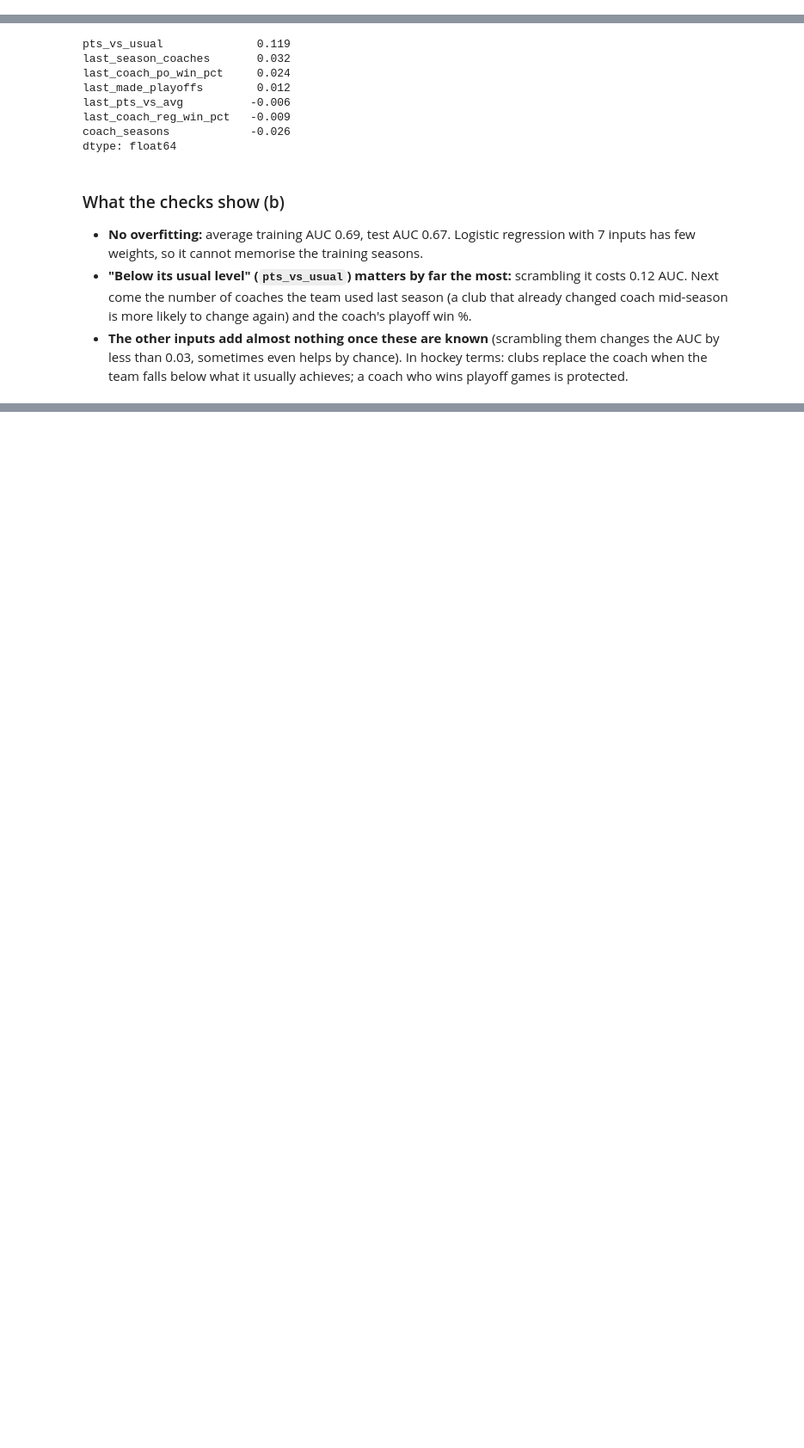
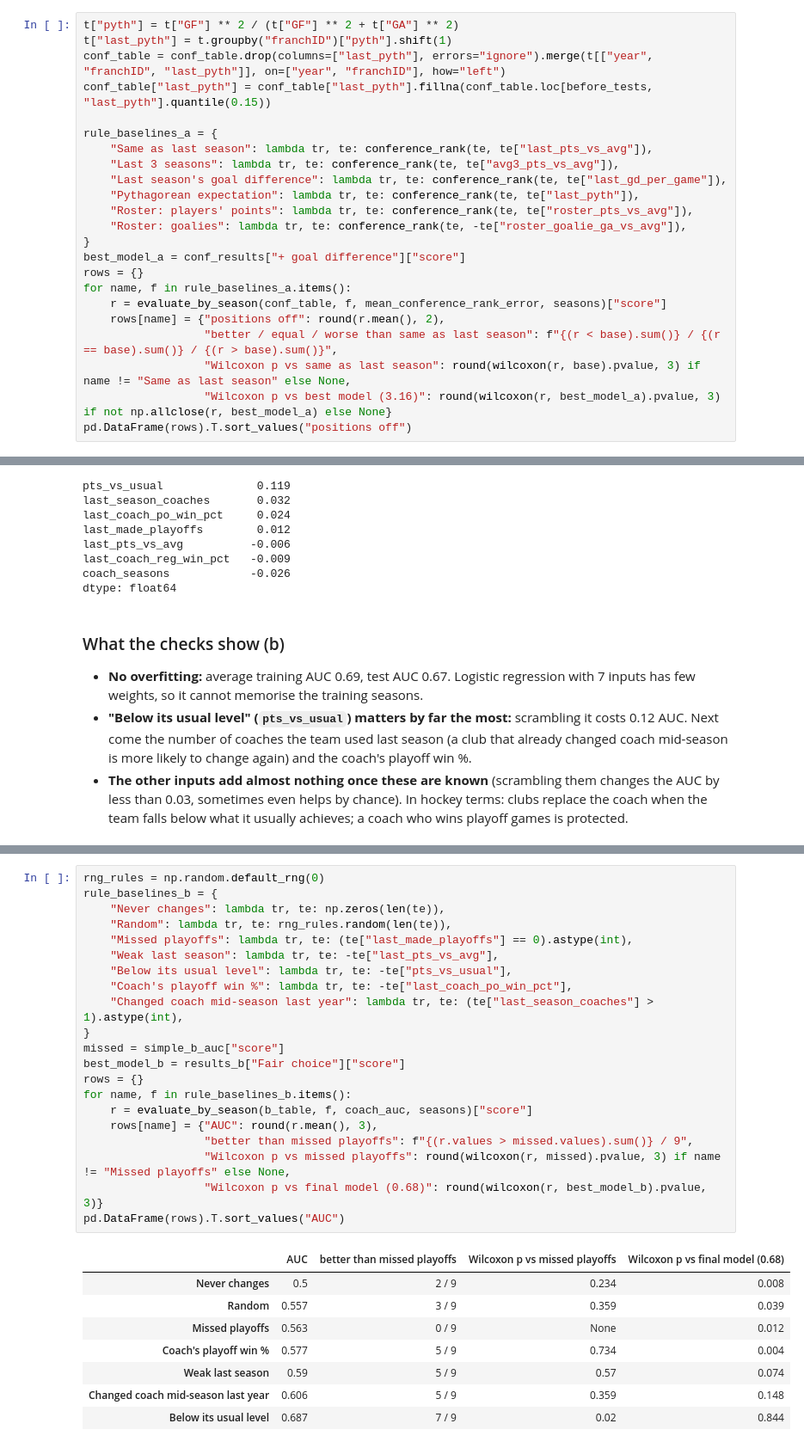
Before and after one commit to up202303702/AC, a Jupyter notebook: notebooks/03_modeling.ipynb, the cells around one changed output, grey strips where cells are left out. Shown at 86% size. Saved outputs shown, nothing was run; the diff lists cells and outputs as text; blank space fills up the shorter version.

Commit message:
Decision logs, new methods for a and c modeling

```diff
--- a/notebooks/03_modeling.ipynb
+++ b/notebooks/03_modeling.ipynb
@@ -528,0 +540,23 @@ Chosen by the practice test: ['last + 3-season avg', 'last + 3-season avg', '+ g
+# %%
+t["pyth"] = t["GF"] ** 2 / (t["GF"] ** 2 + t["GA"] ** 2)
+t["last_pyth"] = t.groupby("franchID")["pyth"].shift(1)
+conf_table = conf_table.drop(columns=["last_pyth"], errors="ignore").merge(t[["year", "franchID", "last_pyth"]], on=["year", "franchID"], how="left")
+conf_table["last_pyth"] = conf_table["last_pyth"].fillna(conf_table.loc[before_tests, "last_pyth"].quantile(0.15))
+
+rule_baselines_a = {
+    "Same as last season": lambda tr, te: conference_rank(te, te["last_pts_vs_avg"]),
+    "Last 3 seasons": lambda tr, te: conference_rank(te, te["avg3_pts_vs_avg"]),
+    "Last season's goal difference": lambda tr, te: conference_rank(te, te["last_gd_per_game"]),
+    "Pythagorean expectation": lambda tr, te: conference_rank(te, te["last_pyth"]),
+    "Roster: players' points": lambda tr, te: conference_rank(te, te["roster_pts_vs_avg"]),
+    "Roster: goalies": lambda tr, te: conference_rank(te, -te["roster_goalie_ga_vs_avg"]),
+}
+best_model_a = conf_results["+ goal difference"]["score"]
+rows = {}
+for name, f in rule_baselines_a.items():
+    r = evaluate_by_season(conf_table, f, mean_conference_rank_error, seasons)["score"]
+    rows[name] = {"positions off": round(r.mean(), 2),
+                  "better / equal / worse than same as last season": f"{(r < base).sum()} / {(r == base).sum()} / {(r > base).sum()}",
+                  "Wilcoxon p vs same as last season": round(wilcoxon(r, base).pvalue, 3) if name != "Same as last season" else None,
+                  "Wilcoxon p vs best model (3.16)": round(wilcoxon(r, best_model_a).pvalue, 3) if not np.allclose(r, best_model_a) else None}
+pd.DataFrame(rows).T.sort_values("positions off")
@@ -904,0 +964,30 @@ dtype: float64
+# %%
+rng_rules = np.random.default_rng(0)
+rule_baselines_b = {
+    "Never changes": lambda tr, te: np.zeros(len(te)),
+    "Random": lambda tr, te: rng_rules.random(len(te)),
+    "Missed playoffs": lambda tr, te: (te["last_made_playoffs"] == 0).astype(int),
+    "Weak last season": lambda tr, te: -te["last_pts_vs_avg"],
+    "Below its usual level": lambda tr, te: -te["pts_vs_usual"],
+    "Coach's playoff win %": lambda tr, te: -te["last_coach_po_win_pct"],
+    "Changed coach mid-season last year": lambda tr, te: (te["last_season_coaches"] > 1).astype(int),
+}
+missed = simple_b_auc["score"]
+best_model_b = results_b["Fair choice"]["score"]
+rows = {}
+for name, f in rule_baselines_b.items():
+    r = evaluate_by_season(b_table, f, coach_auc, seasons)["score"]
+    rows[name] = {"AUC": round(r.mean(), 3),
+                  "better than missed playoffs": f"{(r.values > missed.values).sum()} / 9",
+                  "Wilcoxon p vs missed playoffs": round(wilcoxon(r, missed).pvalue, 3) if name != "Missed playoffs" else None,
+                  "Wilcoxon p vs final model (0.68)": round(wilcoxon(r, best_model_b).pvalue, 3)}
+pd.DataFrame(rows).T.sort_values("AUC")
+# %% [output]
+|  | AUC | better than missed playoffs | Wilcoxon p vs missed playoffs | Wilcoxon p vs final model (0.68) |
+| Never changes | 0.5 | 2 / 9 | 0.234 | 0.008 |
+| Random | 0.557 | 3 / 9 | 0.359 | 0.039 |
+| Missed playoffs | 0.563 | 0 / 9 | None | 0.012 |
+| Coach's playoff win % | 0.577 | 5 / 9 | 0.734 | 0.004 |
+| Weak last season | 0.59 | 5 / 9 | 0.57 | 0.074 |
+| Changed coach mid-season last year | 0.606 | 5 / 9 | 0.359 | 0.148 |
+| Below its usual level | 0.687 | 7 / 9 | 0.02 | 0.844 |
```
Also changed, not shown: parts of 5 cells of this notebook, 6 other files.
